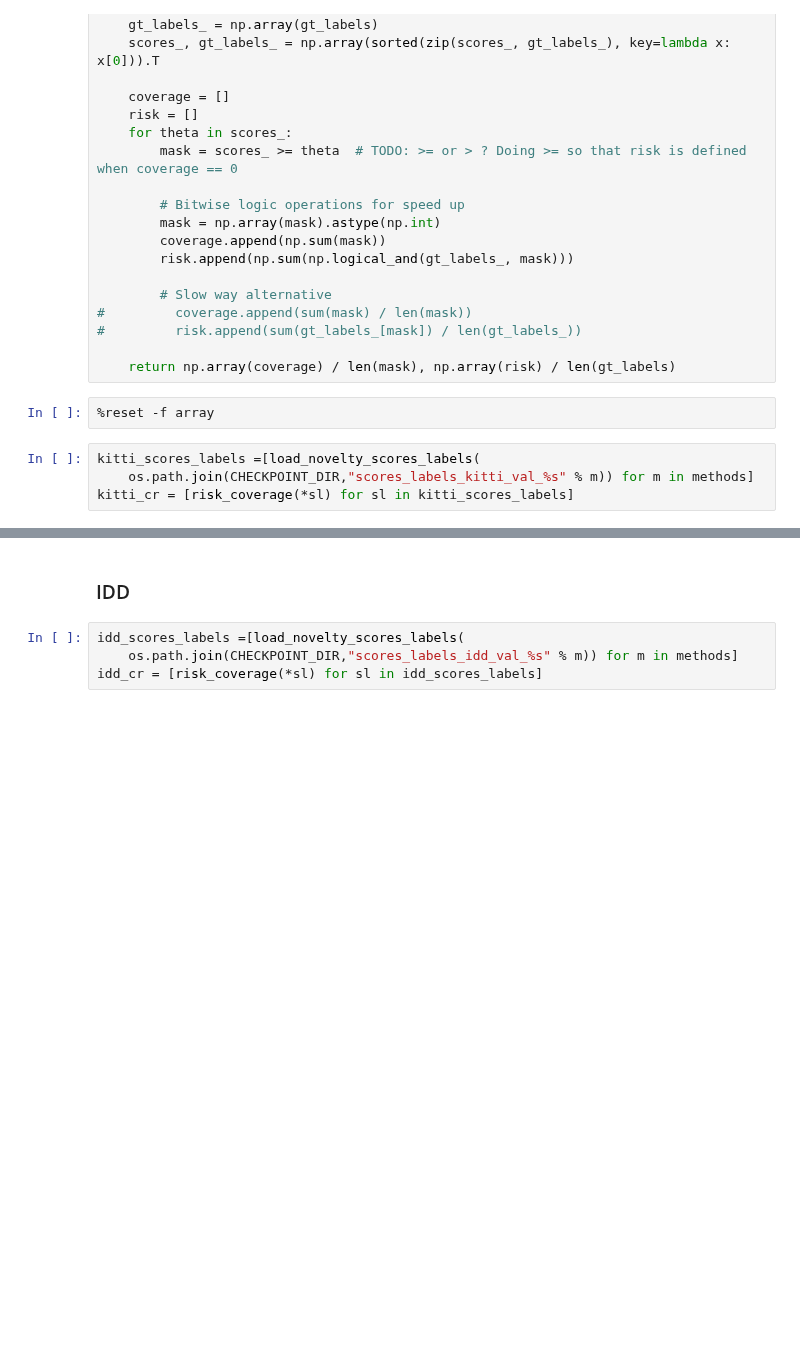
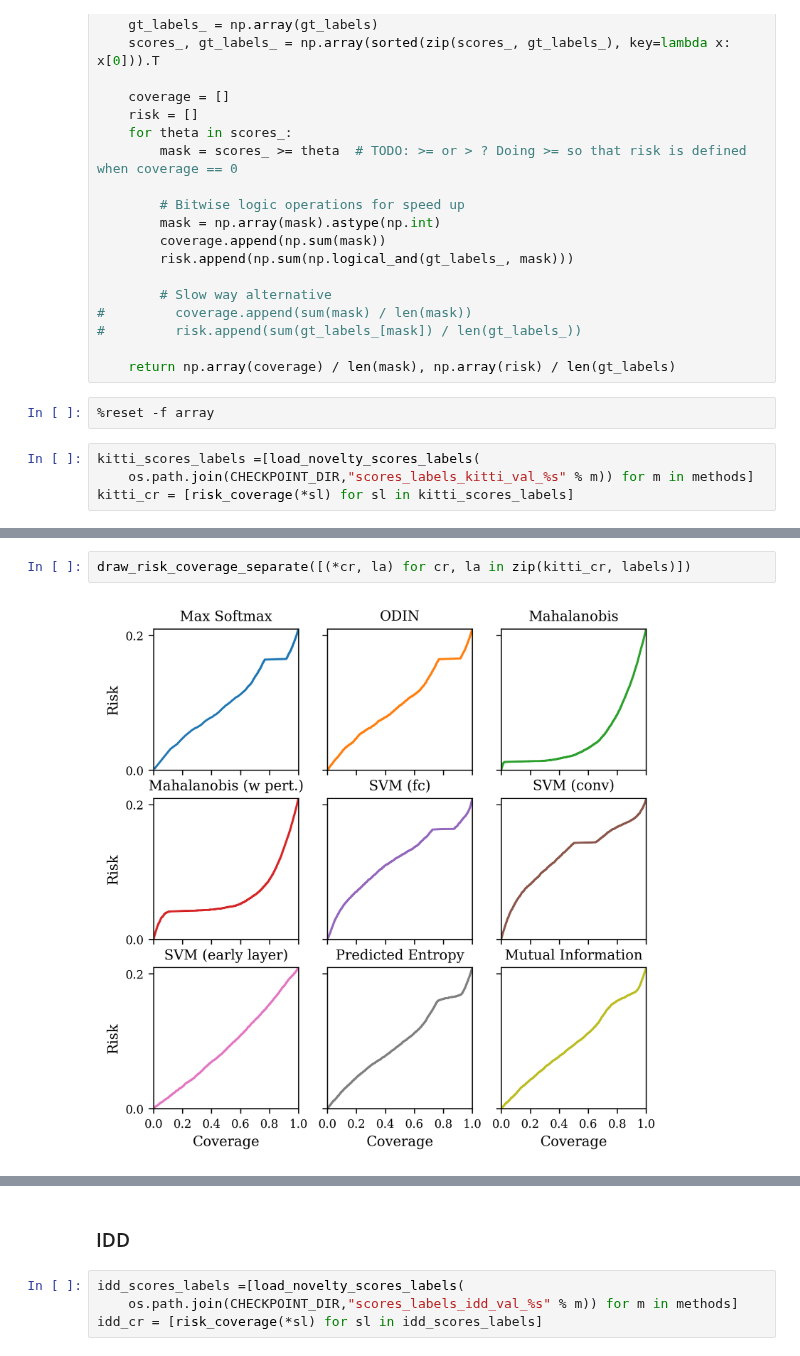
Before and after one commit to BalahariVignesh/simple-faster-rcnn-pytorch, a Jupyter notebook: idd_fn_detection/idd_fn_risk_coverage.ipynb, the cells around one changed output, grey strips where cells are left out. Drawn from its saved outputs; the diff is of its cells as text; blank space fills up the shorter version.

Commit message:
Add additional risk coverage plots

```diff
--- a/idd_fn_detection/idd_fn_risk_coverage.ipynb
+++ b/idd_fn_detection/idd_fn_risk_coverage.ipynb
@@ -853,0 +900,4 @@ draw_risk_coverage_combined([(*cr, la) for cr, la in zip(kitti_cr, labels)])
+# %%
+draw_risk_coverage_separate([(*cr, la) for cr, la in zip(kitti_cr, labels)])
+# %% [output]
+[figure, added]
```
Also changed, not shown: parts of 18 cells of this notebook, 2 other files.
